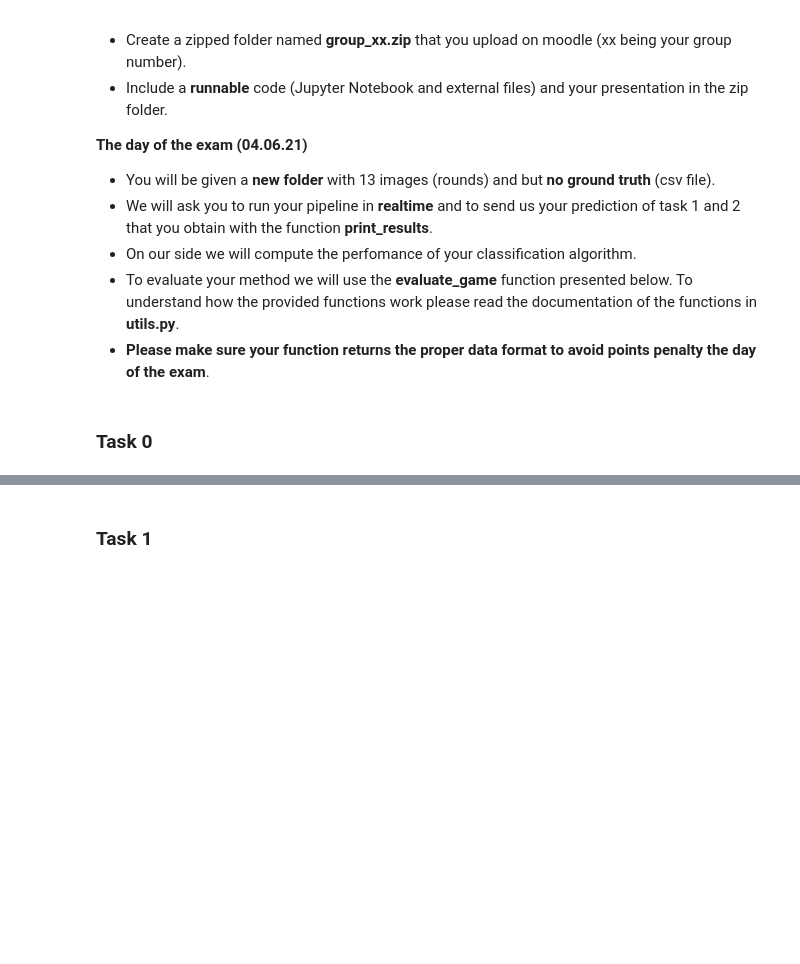
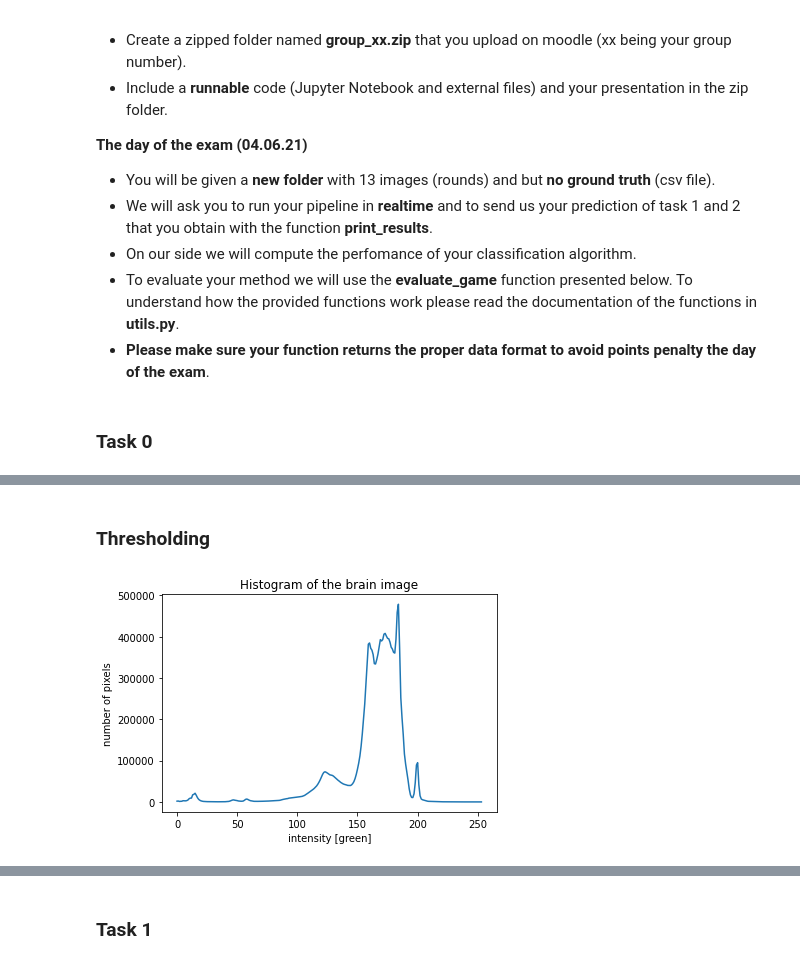
Before and after one commit to Ghalicb/IAPR-squad-lab, a Jupyter notebook: project/project.ipynb, the cells around one changed output, grey strips where cells are left out. Cells and saved outputs as stored; diff of their text form; code cells hidden in the pictures; blank space fills up the shorter version.

Commit message:
Add thresholding and edge-based experiments for Task 0

```diff
--- a/project/project.ipynb
+++ b/project/project.ipynb
@@ -160,0 +190,16 @@ Your task is to ready yourself for the final evaluation. The day of the exam we
+# %%
+img = dict_data[f'game1'][f'round1'].copy()
+# %% [markdown]
+### Thresholding
+# %%
+green_channel = img[:, :, 1]
+
+# Display the histogram of the image
+hist, hist_centers = histogram(green_channel)
+plt.plot(hist)
+plt.title("Histogram of the brain image")
+plt.xlabel("intensity [green]")
+plt.ylabel("number of pixels")
+plt.show()
+# %% [output]
+[figure, added]
```
Also changed, not shown: parts of 12 cells of this notebook.
